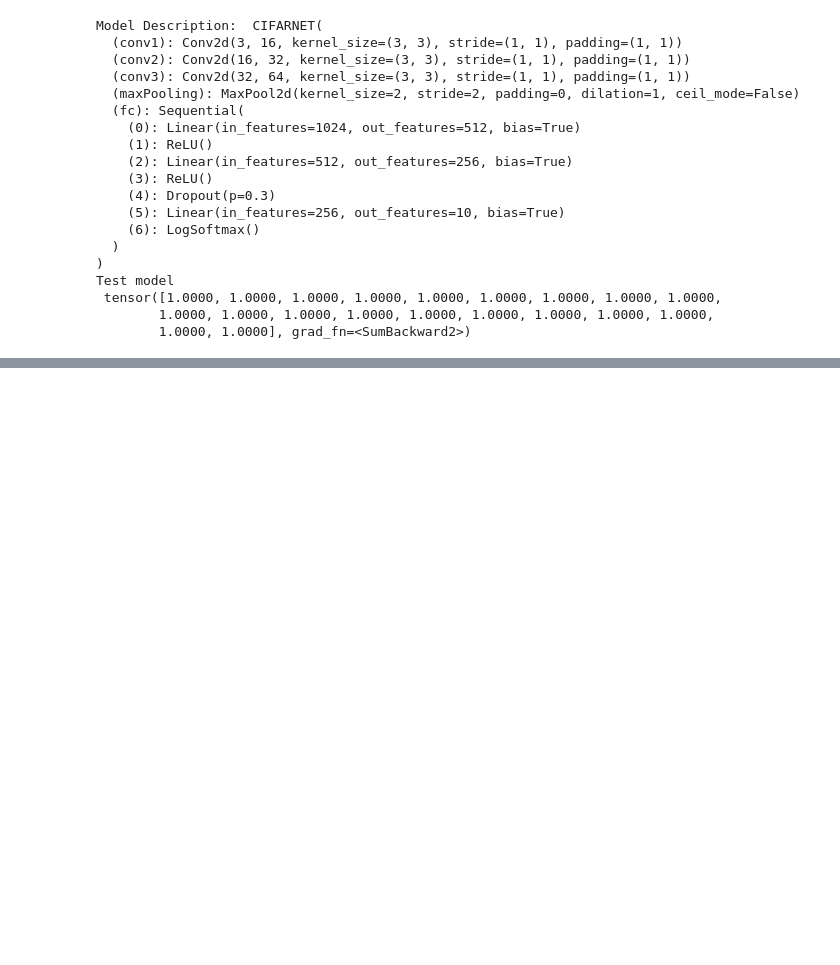
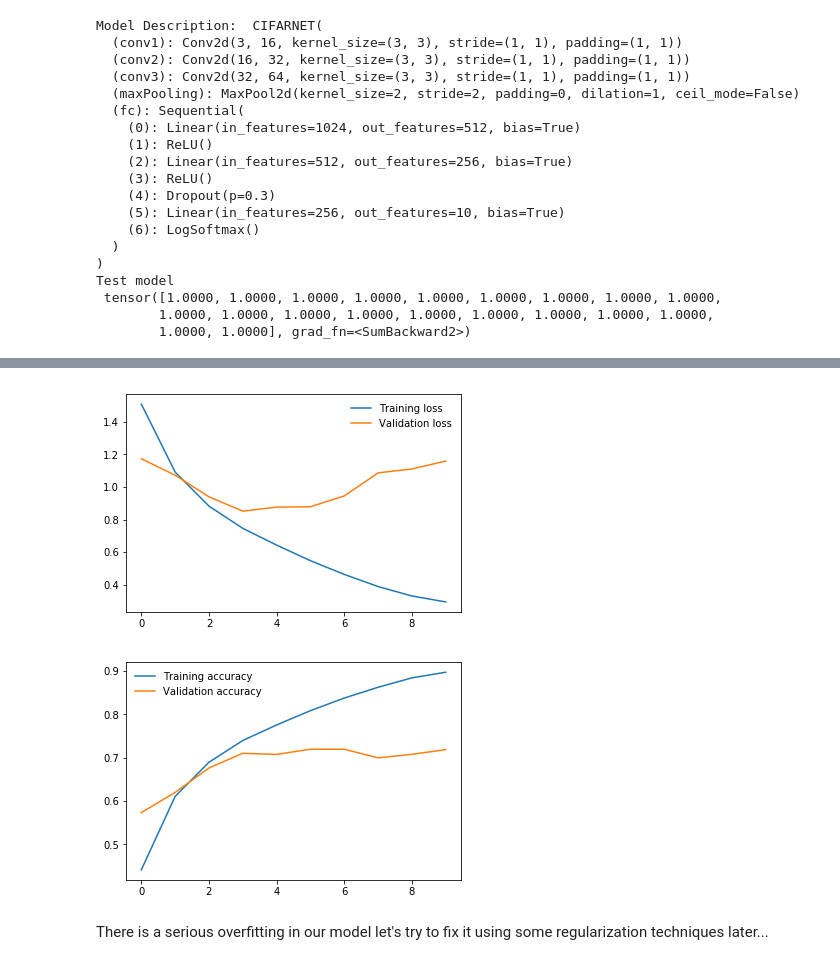
Before and after one commit to cri5Castro/PytorchCourse, a Jupyter notebook: 02_CNNs_in_Pytorch.ipynb, the cells around one changed output, grey strips where cells are left out. Cells and saved outputs as stored; diff of their text form; code cells hidden in the pictures; blank space fills up the shorter version.

Commit message:
training loop

```diff
--- a/02_CNNs_in_Pytorch.ipynb
+++ b/02_CNNs_in_Pytorch.ipynb
@@ -324,0 +352,23 @@ Test model
+# %%
+import matplotlib.pyplot as plt
+def plot_train_history(train_metrics,val_metrics):
+    train_loss,train_accuracy = train_metrics.loss,train_metrics.accuracy
+    val_loss,val_accuracy = val_metrics.loss,val_metrics.accuracy
+    plt.plot(train_loss, label='Training loss')
+    plt.plot(val_loss, label='Validation loss')
+    plt.legend(frameon=False)
+    plt.show()
+    plt.plot(train_accuracy, label='Training accuracy')
+    plt.plot(val_accuracy, label='Validation accuracy')
+    plt.legend(frameon=False)
+    plt.show()
+# %%
+device = torch.device("cuda" if torch.cuda.is_available() else "cpu")
+def f_accuracy(predictions,labels):
+    top_p, top_class = predictions.topk(1, dim=1)
+    equals = top_class == labels.view(*top_class.shape)
+    return torch.mean(equals.type(torch.FloatTensor))
+criterion=nn.NLLLoss()
+Optimizer=torch.optim.Adam(model.parameters(),lr=0.001)
+# %%
+train_metrics,val_metrics=model.fit(train_loader,valid_loader,criterion,Optimizer,f_accuracy)
@@ -324,0 +395,7 @@ Test model
+# %%
+plot_train_history(train_metrics,val_metrics)
+# %% [output]
+[figure, added]
+[figure, added]
+# %% [markdown]
+There is a serious overfitting in our model let's try to fix it using some regularization techniques later...
```
Also changed, not shown: parts of 8 cells of this notebook.
